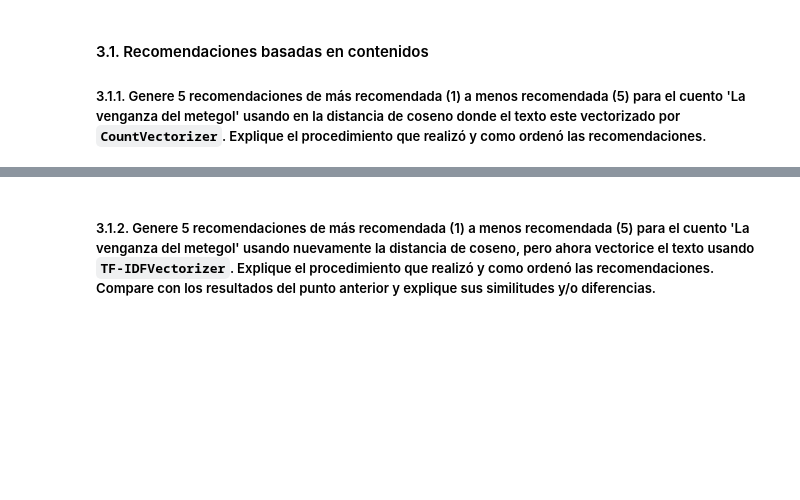
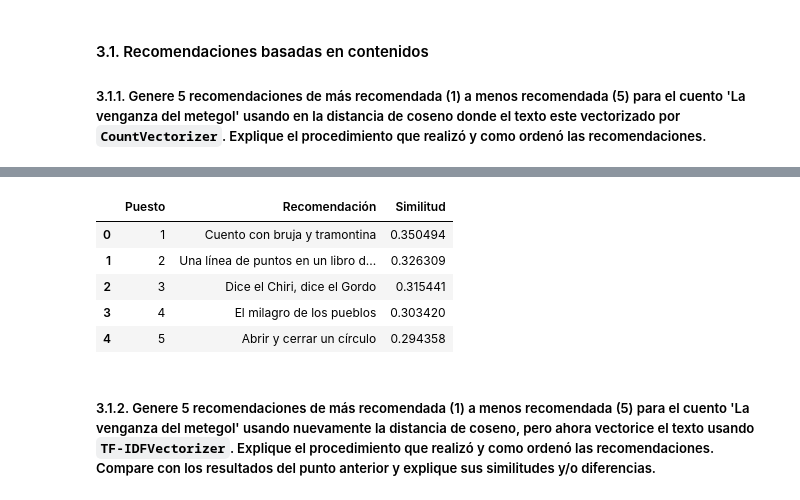
Before and after one commit to DanielEMontero/MIAD_ANS_202514, a Jupyter notebook: Semana 6/DM_S6_LC1_Taller_LDA.ipynb, the cells around one changed output, grey strips where cells are left out. Drawn from its saved outputs; the diff is of its cells as text; code cells hidden in the pictures; blank space fills up the shorter version.

```diff
--- a/Semana 6/DM_S6_LC1_Taller_LDA.ipynb
+++ b/Semana 6/DM_S6_LC1_Taller_LDA.ipynb
@@ -47,3 +261,6 @@ En esta sección nos interesa generar recomendaciones de cuentos en el blog a un
 ##### 3.1.1. Genere 5 recomendaciones de más recomendada (1) a menos recomendada (5) para el cuento 'La venganza del metegol' usando en la distancia de coseno donde el texto este vectorizado por `CountVectorizer`. Explique el procedimiento que realizó y como ordenó las recomendaciones.
 # %%
 # Utilice este espacio para escribir el código.
+count = CountVectorizer()
+count_matrix = count.fit_transform(df['tokens'])
+count_matrix
@@ -51,0 +270,3 @@ En esta sección nos interesa generar recomendaciones de cuentos en el blog a un
+# %%
+cosine_sim2 = cosine_similarity(count_matrix, count_matrix)
+cosine_sim2
@@ -51,0 +287,30 @@ En esta sección nos interesa generar recomendaciones de cuentos en el blog a un
+# %%
+def recomendador(title, cosine_sim, df=df):
+
+    #Paso 2
+    df = df.reset_index()
+    indices = pd.Series(df.index, index=df['titulo']).drop_duplicates()
+    #Paso 3
+    idx = indices[title]
+
+    #Paso 4
+    sim_scores = list(enumerate(cosine_sim[idx]))
+
+    #Paso 5
+    sim_scores = sorted(sim_scores, key=lambda x: x[1], reverse=True)
+
+    #Paso 6
+    sim_scores = sim_scores[1:6]
+
+    movie_indices = [i[0] for i in sim_scores]
+    indices_recom = [i[1] for i in sim_scores]
+
+    #Paso 7
+    # return df['titulo'].iloc[movie_indices]
+    return pd.DataFrame({
+        "Puesto": range(1, 6),
+        "Recomendación": df['titulo'].iloc[movie_indices].values,
+        "Similitud": indices_recom
+    })
+# %%
+recom_count=recomendador('La venganza del metegol', cosine_sim=cosine_sim2, df=df)
@@ -52,3 +334,12 @@ En esta sección nos interesa generar recomendaciones de cuentos en el blog a un
+# %%
+recom_count
+# %% [output]
+|  | Puesto | Recomendación | Similitud |
+| 0 | 1 | Cuento con bruja y tramontina | 0.350494 |
+| 1 | 2 | Una línea de puntos en un libro d... | 0.326309 |
+| 2 | 3 | Dice el Chiri, dice el Gordo | 0.315441 |
+| 3 | 4 | El milagro de los pueblos | 0.303420 |
+| 4 | 5 | Abrir y cerrar un círculo | 0.294358 |
 # %% [markdown]
 ##### 3.1.2. Genere 5 recomendaciones de más recomendada (1) a menos recomendada (5) para  el cuento 'La venganza del metegol' usando nuevamente la distancia de coseno, pero ahora vectorice el texto usando `TF-IDFVectorizer`. Explique el procedimiento que realizó y como ordenó las recomendaciones. Compare con los resultados del punto anterior y explique sus similitudes y/o diferencias.
 # %%
```
Also changed, not shown: parts of 66 cells of this notebook.
